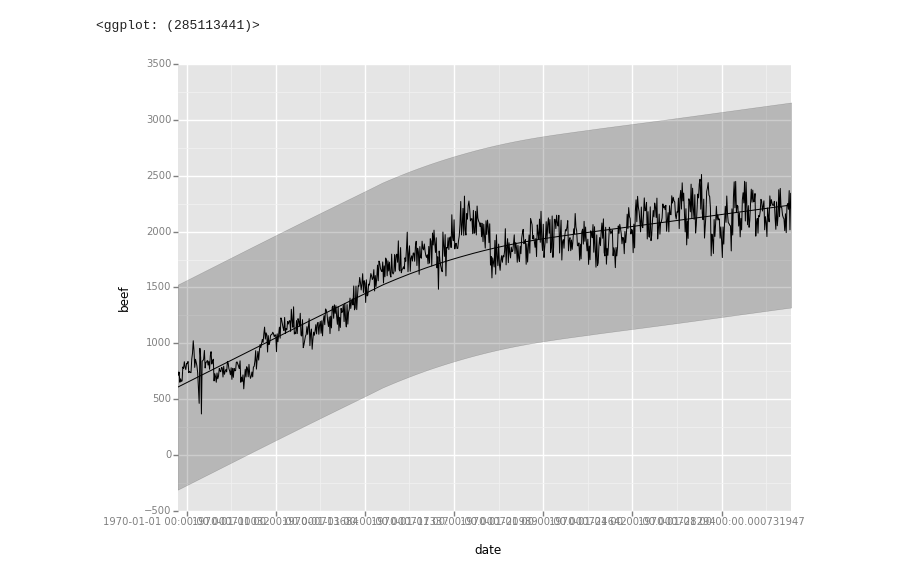
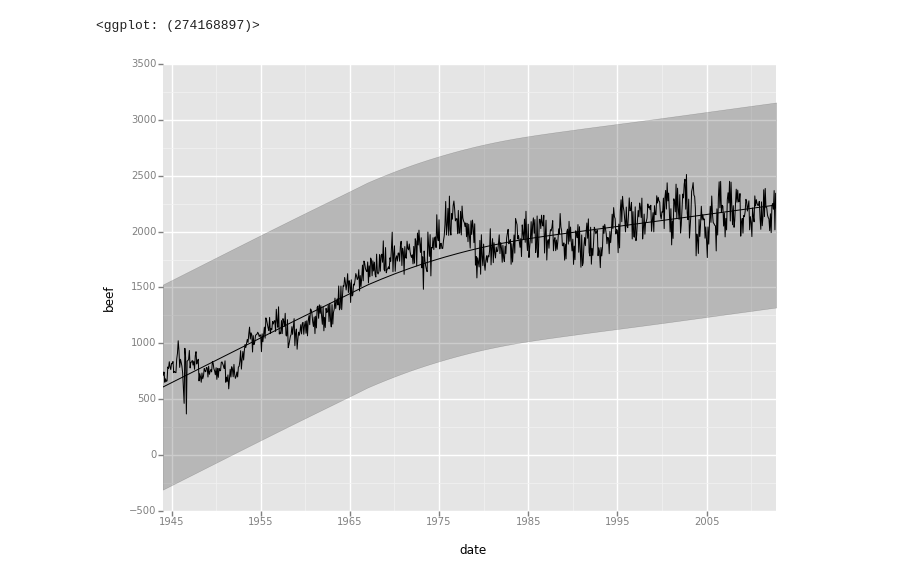
Before and after one commit to yhat/ggpy, a Jupyter notebook: docs/examples/LOESS Regression.ipynb, the cells around one changed output. Saved outputs shown, nothing was run; the diff lists cells and outputs as text; code cells hidden in the pictures.

```diff
--- a/docs/examples/LOESS Regression.ipynb
+++ b/docs/examples/LOESS Regression.ipynb
@@ -2,7 +2,7 @@
 %matplotlib inline
 from ggplot import *
 # %%
-ggplot(meat, aes(x='date', y='beef')) + geom_line() + stat_smooth(method='loess')
+ggplot(meat, aes(x='date', y='beef')) + geom_line() + stat_smooth(method='loess') + scale_x_date(labels='%Y')
 # %% [output]
-<ggplot: (285113441)>
+<ggplot: (274168897)>
-[figure, old version]
+[figure, new version]
```
Also changed, not shown: 6 other files.
